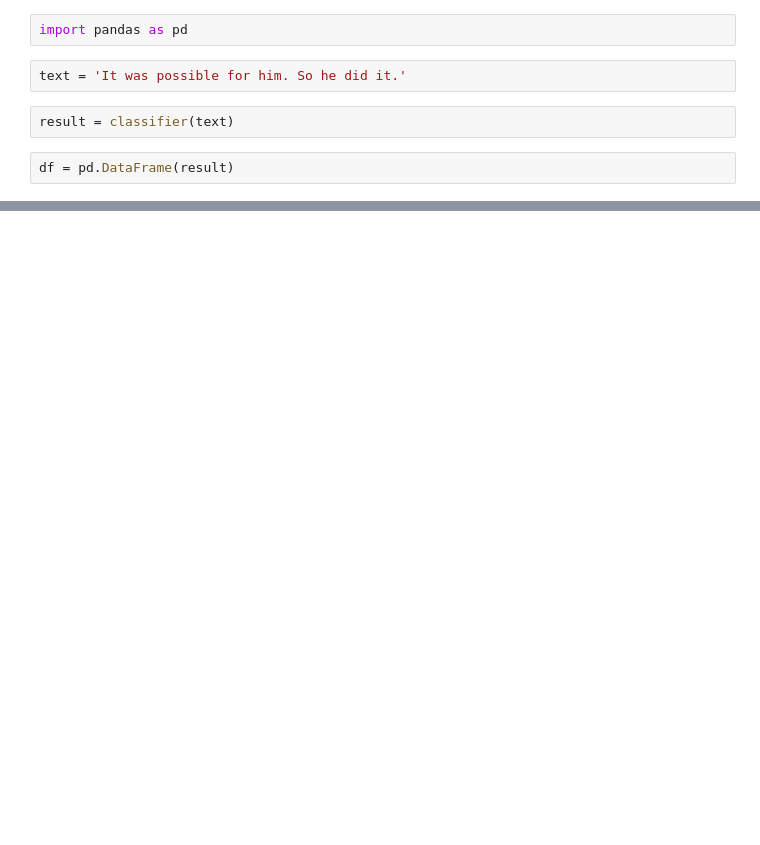
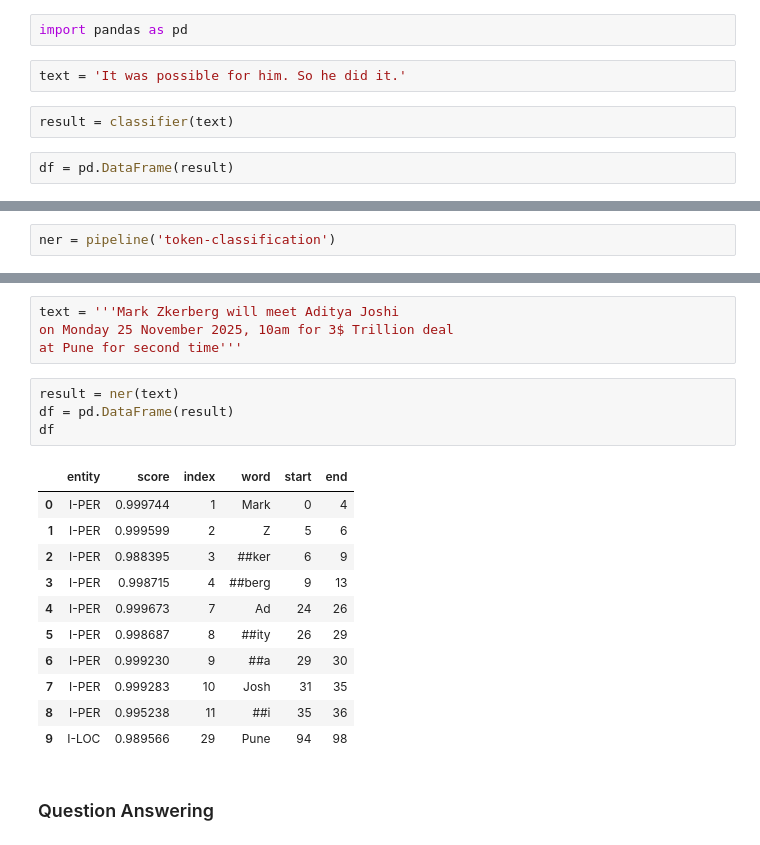
Before and after one commit to AshishMulani/NLP_CV, a Jupyter notebook: NLP/33. Pre-Trained_Transformers.ipynb, the cells around one changed output, grey strips where cells are left out. Saved outputs shown, nothing was run; the diff lists cells and outputs as text; blank space fills up the shorter version.

```diff
--- a/NLP/33. Pre-Trained_Transformers.ipynb
+++ b/NLP/33. Pre-Trained_Transformers.ipynb
@@ -21,0 +95,2 @@ df
+# %%
+ner = pipeline('token-classification')
@@ -21,0 +110,22 @@ df
+# %%
+text = '''Mark Zkerberg will meet Aditya Joshi
+on Monday 25 November 2025, 10am for 3$ Trillion deal
+at Pune for second time'''
+# %%
+result = ner(text)
+df = pd.DataFrame(result)
+df
+# %% [output]
+|  | entity | score | index | word | start | end |
+| 0 | I-PER | 0.999744 | 1 | Mark | 0 | 4 |
+| 1 | I-PER | 0.999599 | 2 | Z | 5 | 6 |
+| 2 | I-PER | 0.988395 | 3 | ##ker | 6 | 9 |
+| 3 | I-PER | 0.998715 | 4 | ##berg | 9 | 13 |
+| 4 | I-PER | 0.999673 | 7 | Ad | 24 | 26 |
+| 5 | I-PER | 0.998687 | 8 | ##ity | 26 | 29 |
+| 6 | I-PER | 0.999230 | 9 | ##a | 29 | 30 |
+| 7 | I-PER | 0.999283 | 10 | Josh | 31 | 35 |
+| 8 | I-PER | 0.995238 | 11 | ##i | 35 | 36 |
+| 9 | I-LOC | 0.989566 | 29 | Pune | 94 | 98 |
+# %% [markdown]
+### Question Answering
```
Also changed, not shown: parts of 17 cells of this notebook, 18 other files.
